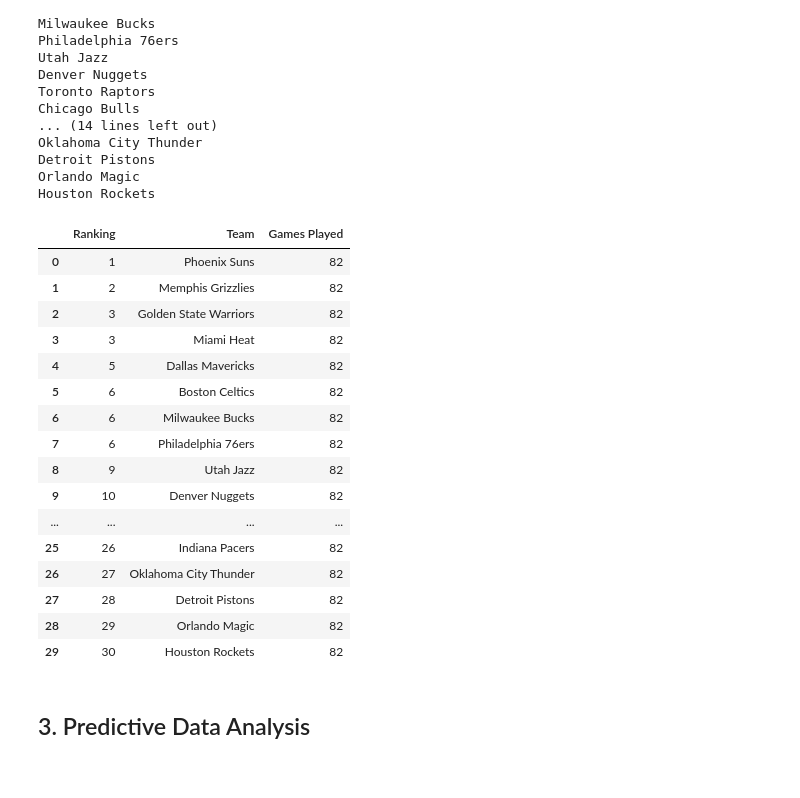
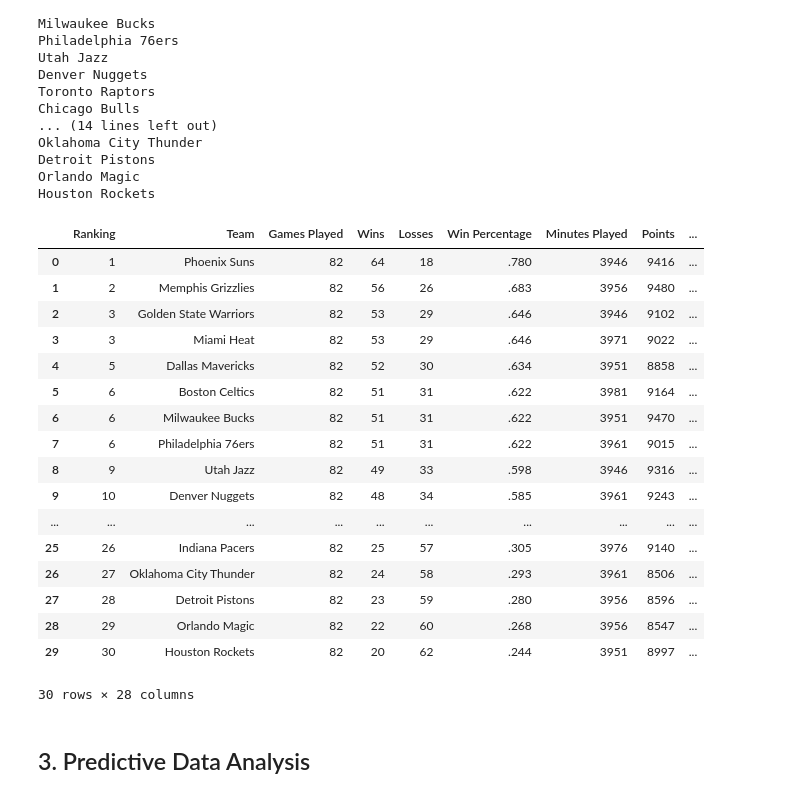
Before and after one commit to thopsialive/NBA-Drafts-Player-Impact, a Jupyter notebook: NBA Drafted Player Impact.ipynb, the cells around one changed output. Cells and saved outputs as stored; diff of their text form; code cells hidden in the pictures.

```diff
--- a/NBA Drafted Player Impact.ipynb
+++ b/NBA Drafted Player Impact.ipynb
@@ -346,24 +547,32 @@ games_played_tb.reset_index(drop=True, inplace=True)
 # %%
 # Merge the three DataFrames into a single DataFrame
-df1 = pd.concat([rankings_tb, teams_tb, games_played_tb], axis=1)
+df1 = pd.concat([rankings_tb, teams_tb, games_played_tb,
+                 wins_tb, losses_tb, win_percentages_tb,
+                 min_tb, points_tb, fgm_tb, fga_tb,
+                 fg_percentage_tb, three_fgm_tb, three_fga_tb,
+                 three_fg_percentage_tb, ftm_tb, fta_tb,
+                 ft_percentage_tb, oreb_tb, dreb_tb, reb_tb,
+                 ast_tb, tov_tb, stl_tb, blk_tb, blka_tb,
+                 pf_tb, pfd_tb, plus_minus_tb], axis=1)
 df1
 # %% [output]
-|  | Ranking | Team | Games Played |
-| 0 | 1 | Phoenix Suns | 82 |
-| 1 | 2 | Memphis Grizzlies | 82 |
-| 2 | 3 | Golden State Warriors | 82 |
-| 3 | 3 | Miami Heat | 82 |
-| 4 | 5 | Dallas Mavericks | 82 |
-| 5 | 6 | Boston Celtics | 82 |
-| 6 | 6 | Milwaukee Bucks | 82 |
-| 7 | 6 | Philadelphia 76ers | 82 |
-| 8 | 9 | Utah Jazz | 82 |
-| 9 | 10 | Denver Nuggets | 82 |
-| ... | ... | ... | ... |
-| 25 | 26 | Indiana Pacers | 82 |
-| 26 | 27 | Oklahoma City Thunder | 82 |
-| 27 | 28 | Detroit Pistons | 82 |
-| 28 | 29 | Orlando Magic | 82 |
-| 29 | 30 | Houston Rockets | 82 |
+|  | Ranking | Team | Games Played | Wins | Losses | Win Percentage | Minutes Played | Points | ... |
+| 0 | 1 | Phoenix Suns | 82 | 64 | 18 | .780 | 3946 | 9416 | ... |
+| 1 | 2 | Memphis Grizzlies | 82 | 56 | 26 | .683 | 3956 | 9480 | ... |
+| 2 | 3 | Golden State Warriors | 82 | 53 | 29 | .646 | 3946 | 9102 | ... |
+| 3 | 3 | Miami Heat | 82 | 53 | 29 | .646 | 3971 | 9022 | ... |
+| 4 | 5 | Dallas Mavericks | 82 | 52 | 30 | .634 | 3951 | 8858 | ... |
+| 5 | 6 | Boston Celtics | 82 | 51 | 31 | .622 | 3981 | 9164 | ... |
+| 6 | 6 | Milwaukee Bucks | 82 | 51 | 31 | .622 | 3951 | 9470 | ... |
+| 7 | 6 | Philadelphia 76ers | 82 | 51 | 31 | .622 | 3961 | 9015 | ... |
+| 8 | 9 | Utah Jazz | 82 | 49 | 33 | .598 | 3946 | 9316 | ... |
+| 9 | 10 | Denver Nuggets | 82 | 48 | 34 | .585 | 3961 | 9243 | ... |
+| ... | ... | ... | ... | ... | ... | ... | ... | ... | ... |
+| 25 | 26 | Indiana Pacers | 82 | 25 | 57 | .305 | 3976 | 9140 | ... |
+| 26 | 27 | Oklahoma City Thunder | 82 | 24 | 58 | .293 | 3961 | 8506 | ... |
+| 27 | 28 | Detroit Pistons | 82 | 23 | 59 | .280 | 3956 | 8596 | ... |
+| 28 | 29 | Orlando Magic | 82 | 22 | 60 | .268 | 3956 | 8547 | ... |
+| 29 | 30 | Houston Rockets | 82 | 20 | 62 | .244 | 3951 | 8997 | ... |
+30 rows × 28 columns
 # %%
 df1.to_excel('2021-22_NBA_Team_Stats.xlsx', sheet_name='2021-22 Stats', index=False) #index=False leaves out the first coloumn above
```
Also changed, not shown: parts of 2 cells of this notebook, 1 other file.
